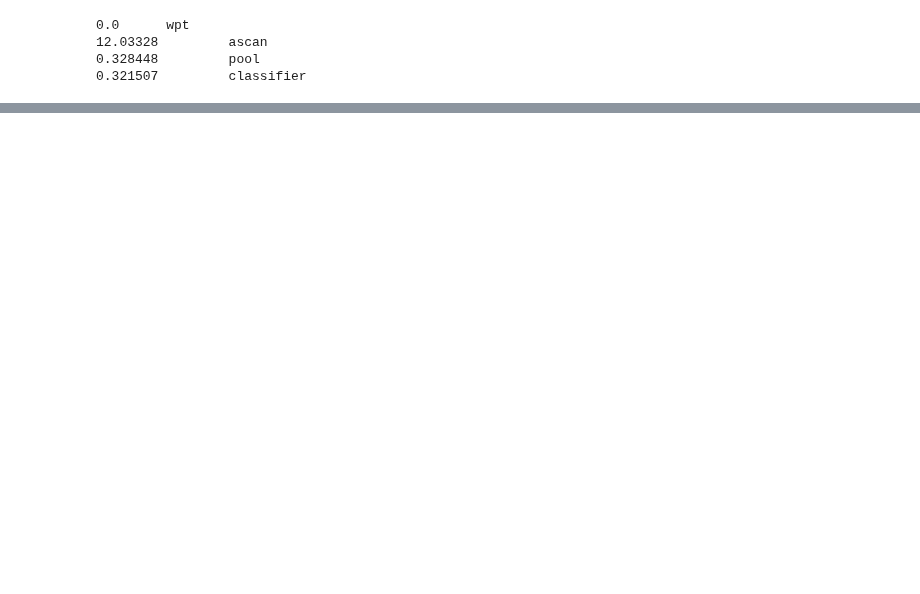
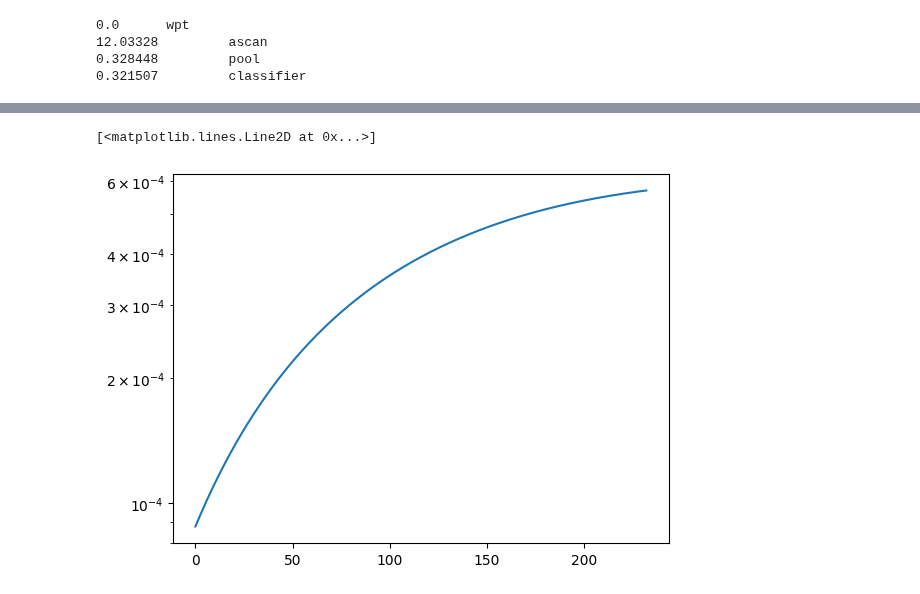
Before and after one commit to danjacobellis/tft, a Jupyter notebook: train/vox_celeb.ipynb, the cells around one changed output, grey strips where cells are left out. Cells and saved outputs as stored; diff of their text form; code cells hidden in the pictures; blank space fills up the shorter version.

```diff
--- a/train/vox_celeb.ipynb
+++ b/train/vox_celeb.ipynb
@@ -223,0 +228,5 @@ plt.plot(valid_acc)
+# %%
+plt.semilogy(learning_rates)
+# %% [output]
+[<matplotlib.lines.Line2D at 0x...>]
+[figure, added]
```
Also changed, not shown: parts of 7 cells of this notebook.
